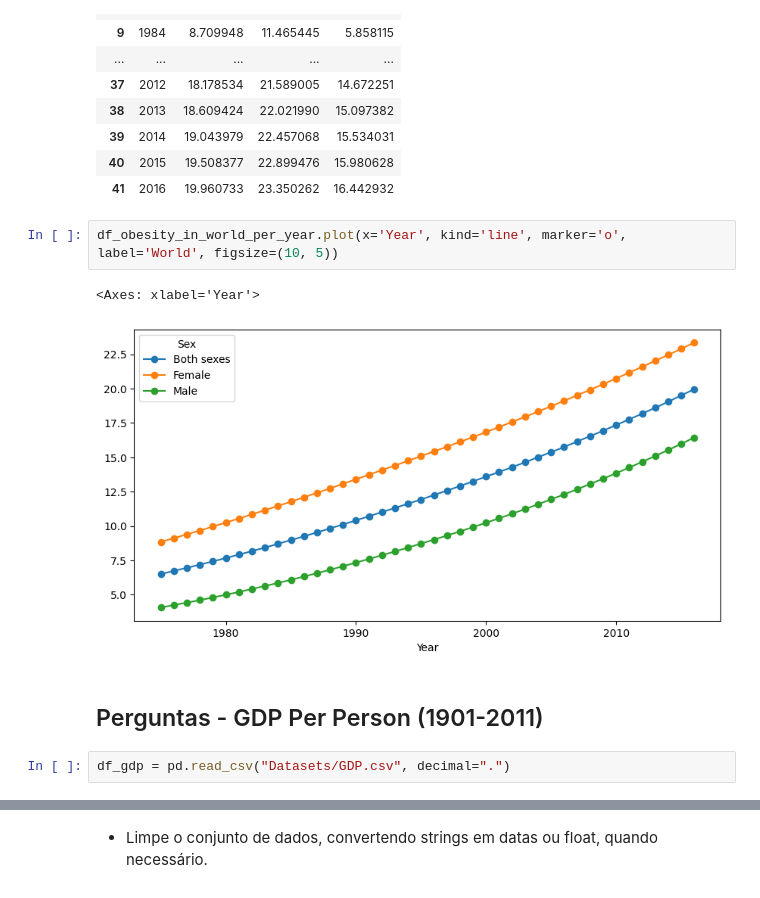
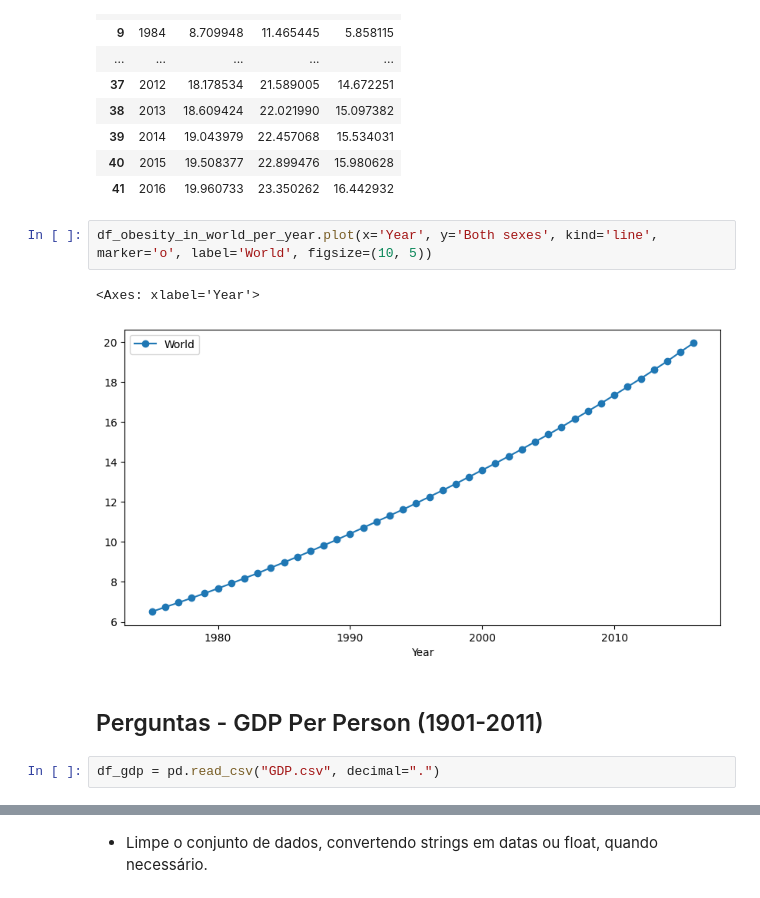
Before and after one commit to salanmato/asimov_analise-de-dados-pandas-sql, a Jupyter notebook: projeto-analise-de-dados.ipynb, the cells around one changed output, grey strips where cells are left out. Saved outputs shown, nothing was run; the diff lists cells and outputs as text.

```diff
--- a/projeto-analise-de-dados.ipynb
+++ b/projeto-analise-de-dados.ipynb
@@ -157,11 +164,11 @@ df_obesity_in_world_per_year
 | 40 | 2015 | 19.508377 | 22.899476 | 15.980628 |
 | 41 | 2016 | 19.960733 | 23.350262 | 16.442932 |
 # %%
-df_obesity_in_world_per_year.plot(x='Year', kind='line', marker='o', label='World', figsize=(10, 5))
+df_obesity_in_world_per_year.plot(x='Year', y='Both sexes', kind='line', marker='o', label='World', figsize=(10, 5))
 # %% [output]
 <Axes: xlabel='Year'>
-[figure, old version]
+[figure, new version]
 # %% [markdown]
 ## Perguntas - GDP Per Person (1901-2011)
 # %%
-df_gdp = pd.read_csv("Datasets/GDP.csv", decimal=".")
+df_gdp = pd.read_csv("GDP.csv", decimal=".")
```
Also changed, not shown: parts of 28 cells of this notebook.
